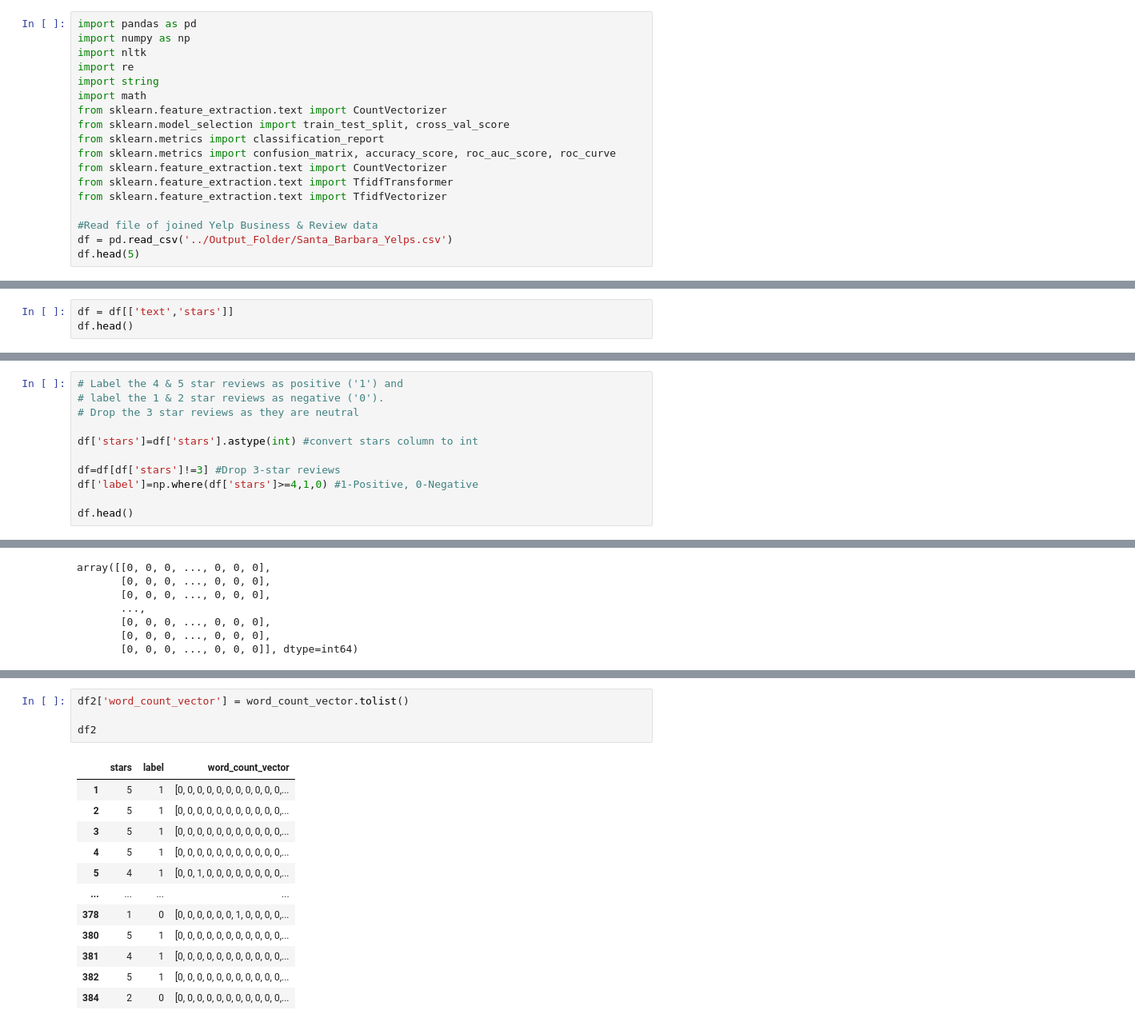
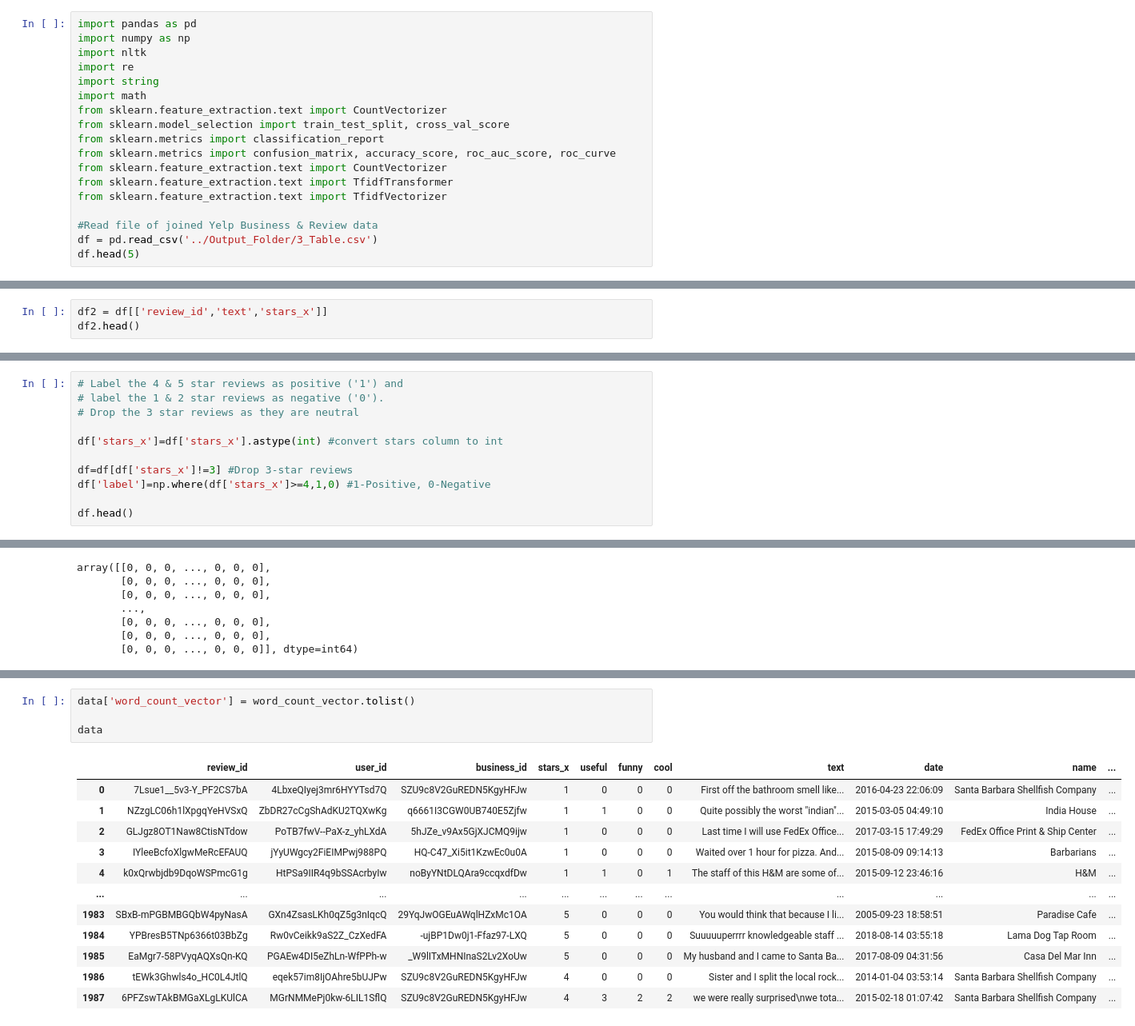
Before and after one commit to dh4rt/Yelp_Analysis, a Jupyter notebook: Jupyter_notebooks/Model_Work.ipynb, the cells around one changed output, grey strips where cells are left out. Shown at 80% size. Saved outputs shown, nothing was run; the diff lists cells and outputs as text.

```diff
--- a/Jupyter_notebooks/Model_Work.ipynb
+++ b/Jupyter_notebooks/Model_Work.ipynb
@@ -14,6 +14,6 @@ from sklearn.feature_extraction.text import TfidfTransformer
 from sklearn.feature_extraction.text import TfidfVectorizer
 
 #Read file of joined Yelp Business & Review data
-df = pd.read_csv('../Output_Folder/Santa_Barbara_Yelps.csv')
+df = pd.read_csv('../Output_Folder/3_Table.csv')
 df.head(5)
 # %% [output]
@@ -26,6 +31,6 @@ df.head(5)
 # %% [markdown]
 Sentiment Analysis: https://medium.com/analytics-vidhya/sentiment-analysis-on-amazon-reviews-using-tf-idf-approach-c5ab4c36e7a1
 # %%
-df = df[['text','stars']]
-df.head()
+df2 = df[['review_id','text','stars_x']]
+df2.head()
 # %% [output]
@@ -59,10 +65,10 @@ df.shape
 # label the 1 & 2 star reviews as negative ('0').
 # Drop the 3 star reviews as they are neutral
 
-df['stars']=df['stars'].astype(int) #convert stars column to int
+df['stars_x']=df['stars_x'].astype(int) #convert stars column to int
 
-df=df[df['stars']!=3] #Drop 3-star reviews
-df['label']=np.where(df['stars']>=4,1,0) #1-Positive, 0-Negative
+df=df[df['stars_x']!=3] #Drop 3-star reviews
+df['label']=np.where(df['stars_x']>=4,1,0) #1-Positive, 0-Negative
 
 df.head()
 # %% [output]
@@ -234,17 +243,17 @@ rough_naive_data
 # %%
-df2['word_count_vector'] = word_count_vector.tolist()
+data['word_count_vector'] = word_count_vector.tolist()
 
-df2
+data
 # %% [output]
-|  | stars | label | word_count_vector |
-| 1 | 5 | 1 | [0, 0, 0, 0, 0, 0, 0, 0, 0, 0, 0,... |
-| 2 | 5 | 1 | [0, 0, 0, 0, 0, 0, 0, 0, 0, 0, 0,... |
-| 3 | 5 | 1 | [0, 0, 0, 0, 0, 0, 0, 0, 0, 0, 0,... |
-| 4 | 5 | 1 | [0, 0, 0, 0, 0, 0, 0, 0, 0, 0, 0,... |
-| 5 | 4 | 1 | [0, 0, 1, 0, 0, 0, 0, 0, 0, 0, 0,... |
-| ... | ... | ... | ... |
-| 378 | 1 | 0 | [0, 0, 0, 0, 0, 0, 1, 0, 0, 0, 0,... |
-| 380 | 5 | 1 | [0, 0, 0, 0, 0, 0, 0, 0, 0, 0, 0,... |
-| 381 | 4 | 1 | [0, 0, 0, 0, 0, 0, 0, 0, 0, 0, 0,... |
-| 382 | 5 | 1 | [0, 0, 0, 0, 0, 0, 0, 0, 0, 0, 0,... |
-| 384 | 2 | 0 | [0, 0, 0, 0, 0, 0, 0, 0, 0, 0, 0,... |
+|  | review_id | user_id | business_id | stars_x | useful | funny | cool | text | date | name | ... |
+| 0 | 7Lsue1__5v3-Y_PF2CS7bA | 4LbxeQIyej3mr6HYYTsd7Q | SZU9c8V2GuREDN5KgyHFJw | 1 | 0 | 0 | 0 | First off the bathroom smell like... | 2016-04-23 22:06:09 | Santa Barbara Shellfish Company | ... |
+| 1 | NZzgLC06h1lXpgqYeHVSxQ | ZbDR27cCgShAdKU2TQXwKg | q6661I3CGW0UB740E5Zjfw | 1 | 1 | 0 | 0 | Quite possibly the worst "indian"... | 2015-03-05 04:49:10 | India House | ... |
+| 2 | GLJgz8OT1Naw8CtisNTdow | PoTB7fwV--PaX-z_yhLXdA | 5hJZe_v9Ax5GjXJCMQ9ijw | 1 | 0 | 0 | 0 | Last time I will use FedEx Office... | 2017-03-15 17:49:29 | FedEx Office Print & Ship Center | ... |
+| 3 | IYleeBcfoXlgwMeRcEFAUQ | jYyUWgcy2FiEIMPwj988PQ | HQ-C47_Xi5it1KzwEc0u0A | 1 | 0 | 0 | 0 | Waited over 1 hour for pizza. And... | 2015-08-09 09:14:13 | Barbarians | ... |
+| 4 | k0xQrwbjdb9DqoWSPmcG1g | HtPSa9IIR4q9bSSAcrbyIw | noByYNtDLQAra9ccqxdfDw | 1 | 1 | 0 | 1 | The staff of this H&M are some of... | 2015-09-12 23:46:16 | H&M | ... |
+| ... | ... | ... | ... | ... | ... | ... | ... | ... | ... | ... | ... |
+| 1983 | SBxB-mPGBMBGQbW4pyNasA | GXn4ZsasLKh0qZ5g3nIqcQ | 29YqJwOGEuAWqlHZxMc1OA | 5 | 0 | 0 | 0 | You would think that because I li... | 2005-09-23 18:58:51 | Paradise Cafe | ... |
+| 1984 | YPBresB5TNp6366t03BbZg | Rw0vCeikk9aS2Z_CzXedFA | -ujBP1Dw0j1-Ffaz97-LXQ | 5 | 0 | 0 | 0 | Suuuuuperrrr knowledgeable staff ... | 2018-08-14 03:55:18 | Lama Dog Tap Room | ... |
+| 1985 | EaMgr7-58PVyqAQXsQn-KQ | PGAEw4DI5eZhLn-WfPPh-w | _W9lITxMHNInaS2Lv2XoUw | 5 | 0 | 0 | 0 | My husband and I came to Santa Ba... | 2017-08-09 04:31:56 | Casa Del Mar Inn | ... |
+| 1986 | tEWk3Ghwls4o_HC0L4JtlQ | eqek57im8IjOAhre5bUJPw | SZU9c8V2GuREDN5KgyHFJw | 4 | 0 | 0 | 0 | Sister and I split the local rock... | 2014-01-04 03:53:14 | Santa Barbara Shellfish Company | ... |
+| 1987 | 6PFZswTAkBMGaXLgLKUlCA | MGrNMMePj0kw-6LIL1SflQ | SZU9c8V2GuREDN5KgyHFJw | 4 | 3 | 2 | 2 | we were really surprised\nwe tota... | 2015-02-18 01:07:42 | Santa Barbara Shellfish Company | ... |
```
Also changed, not shown: parts of 45 cells of this notebook, 7 other files.
